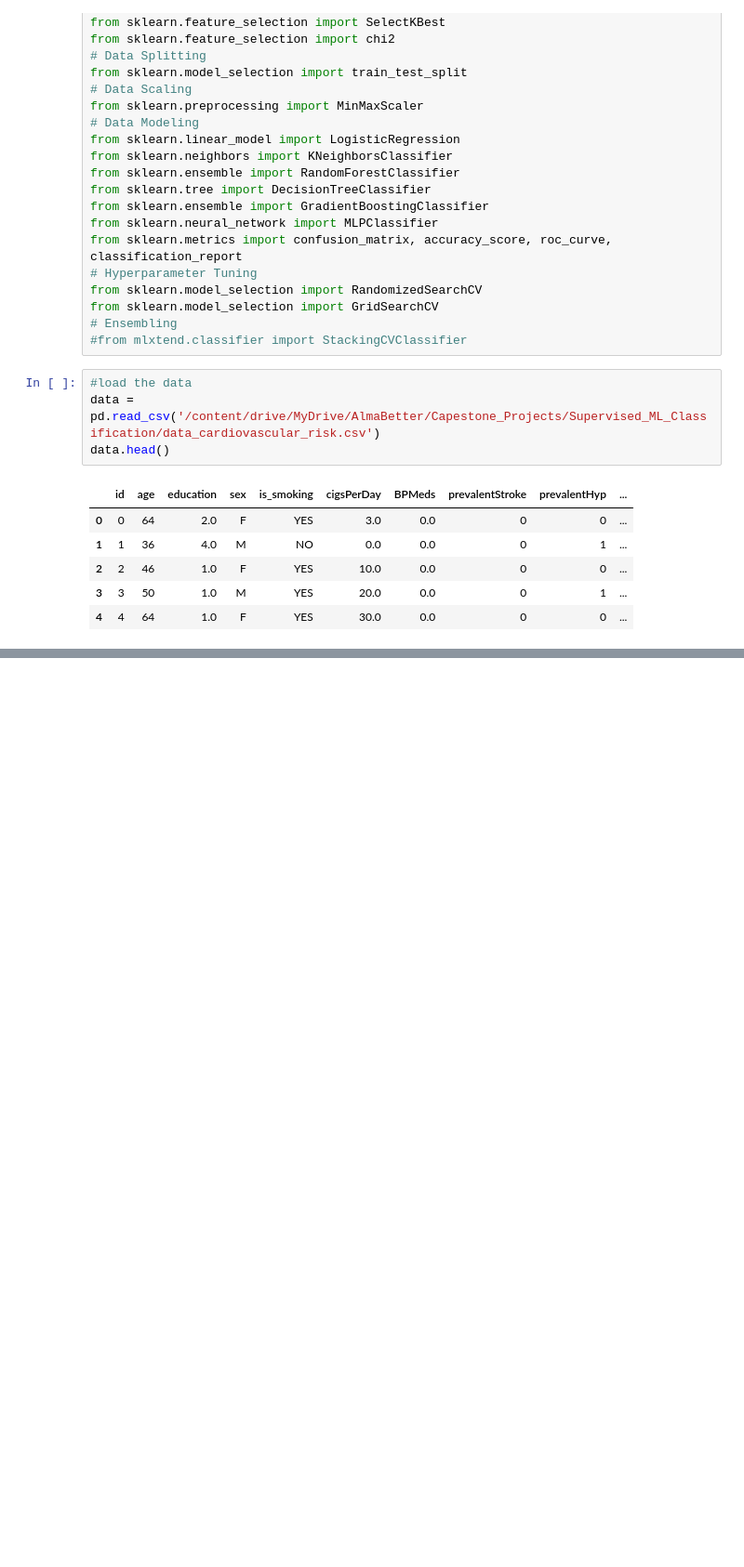
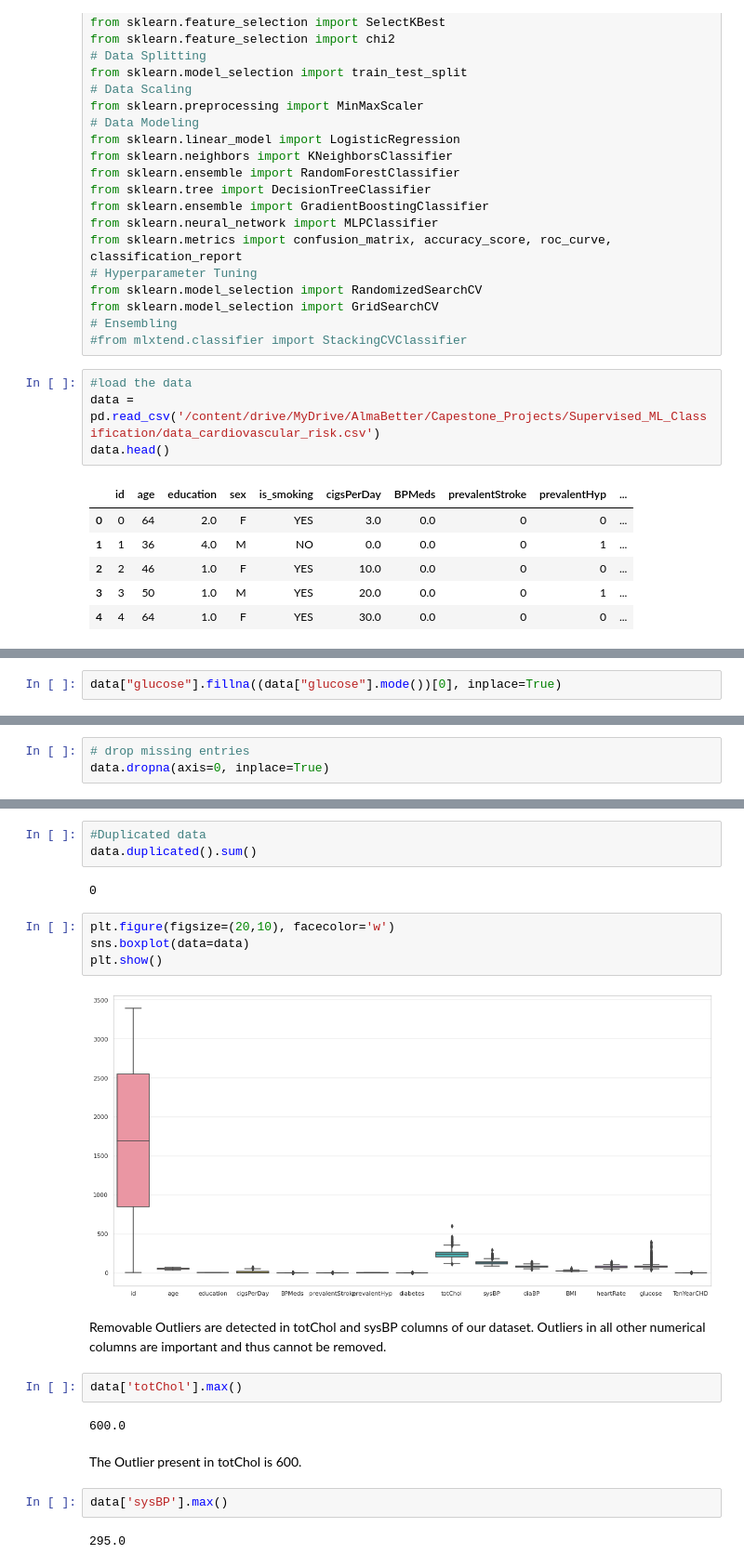
Before and after one commit to chandusayhi/Cardiovascular_Risk_Prediction, a Jupyter notebook: Chandrakant_Cardiovascular_Risk_Prediction.ipynb, the cells around one changed output, grey strips where cells are left out. Shown at 93% size. Drawn from its saved outputs; the diff is of its cells as text; blank space fills up the shorter version.

```diff
--- a/Chandrakant_Cardiovascular_Risk_Prediction.ipynb
+++ b/Chandrakant_Cardiovascular_Risk_Prediction.ipynb
@@ -107,0 +192,2 @@ data.head()
+# %%
+data["glucose"].fillna((data["glucose"].mode())[0], inplace=True)
@@ -107,0 +196,3 @@ data.head()
+# %%
+# drop missing entries
+data.dropna(axis=0, inplace=True)
@@ -107,0 +212,23 @@ data.head()
+# %%
+#Duplicated data
+data.duplicated().sum()
+# %% [output]
+0
+# %%
+plt.figure(figsize=(20,10), facecolor='w')
+sns.boxplot(data=data)
+plt.show()
+# %% [output]
+[figure, added]
+# %% [markdown]
+Removable Outliers are detected in totChol and sysBP columns of our dataset. Outliers in all other numerical columns are important and thus cannot be removed.
+# %%
+data['totChol'].max()
+# %% [output]
+600.0
+# %% [markdown]
+The Outlier present in totChol is 600.
+# %%
+data['sysBP'].max()
+# %% [output]
+295.0
```
Also changed, not shown: parts of 29 cells of this notebook.
